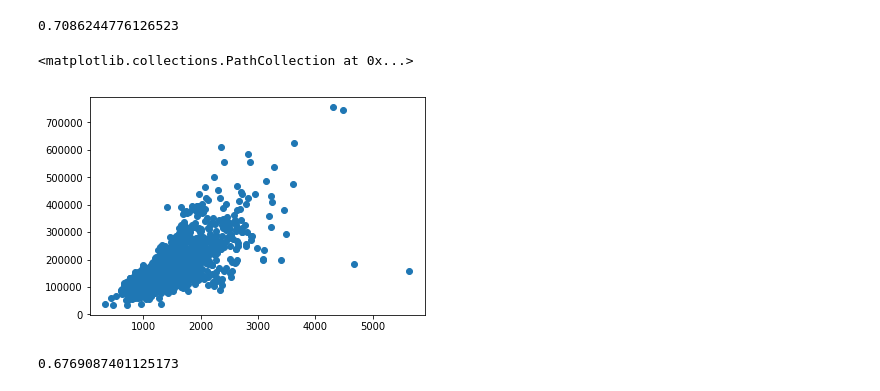
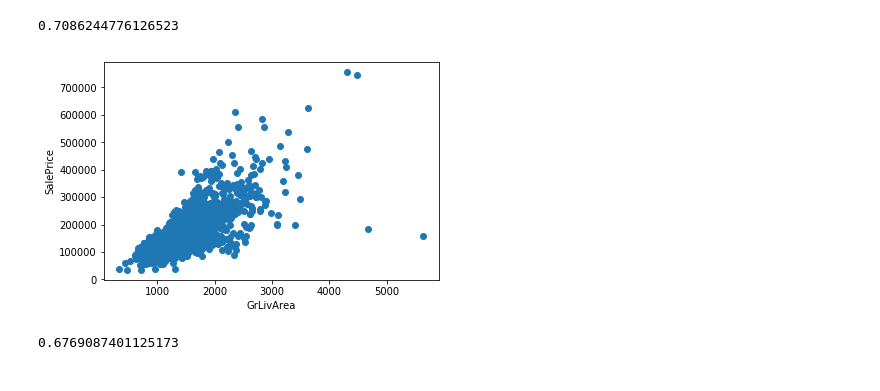
Before and after one commit to NTavou/kaggle_house_prices, a Jupyter notebook: Linear_Regression.ipynb, the cells around one changed output. Drawn from its saved outputs; the diff is of its cells as text; code cells hidden in the pictures.

```diff
--- a/Linear_Regression.ipynb
+++ b/Linear_Regression.ipynb
@@ -14,15 +13,3 @@ train = train_data.copy()
 test = test_data.copy()
 # %%
 #train.info()
-# %%
-columns = ['GrLivArea', 'SalePrice']
-play_dataset = pd.DataFrame(train, columns=columns)
-#play_dataset
-play_dataset['GrLivArea'].corr(play_dataset['SalePrice'])
-# %% [output]
-0.7086244776126523
-# %%
-plt.scatter(play_dataset['GrLivArea'], play_dataset['SalePrice'])
-# %% [output]
-<matplotlib.collections.PathCollection at 0x...>
-[figure, removed]
@@ -30,0 +16,20 @@ small_dataset = play_dataset[:20]
+# %%
+# From the data_exploration_house_prices notebook we know
+# that 'GrLivArea' has high correlation with our target variable
+# 'SalePrice'. So let's use it to build a simple linear regression model.
+columns = ['GrLivArea', 'SalePrice']
+# Creating a new dataframe which contains only the target variable and
+# the selected predictor variable
+play_dataset = pd.DataFrame(train, columns=columns)
+# Checking correlation once again:
+play_dataset['GrLivArea'].corr(play_dataset['SalePrice'])
+# %% [output]
+0.7086244776126523
+# %%
+# Plotting the scatterplot of
+plt.scatter(play_dataset['GrLivArea'], play_dataset['SalePrice'])
+plt.xlabel('GrLivArea')
+plt.ylabel('SalePrice')
+plt.show()
+# %% [output]
+[figure, added]
```
Also changed, not shown: parts of 9 cells of this notebook, 1 other file.
